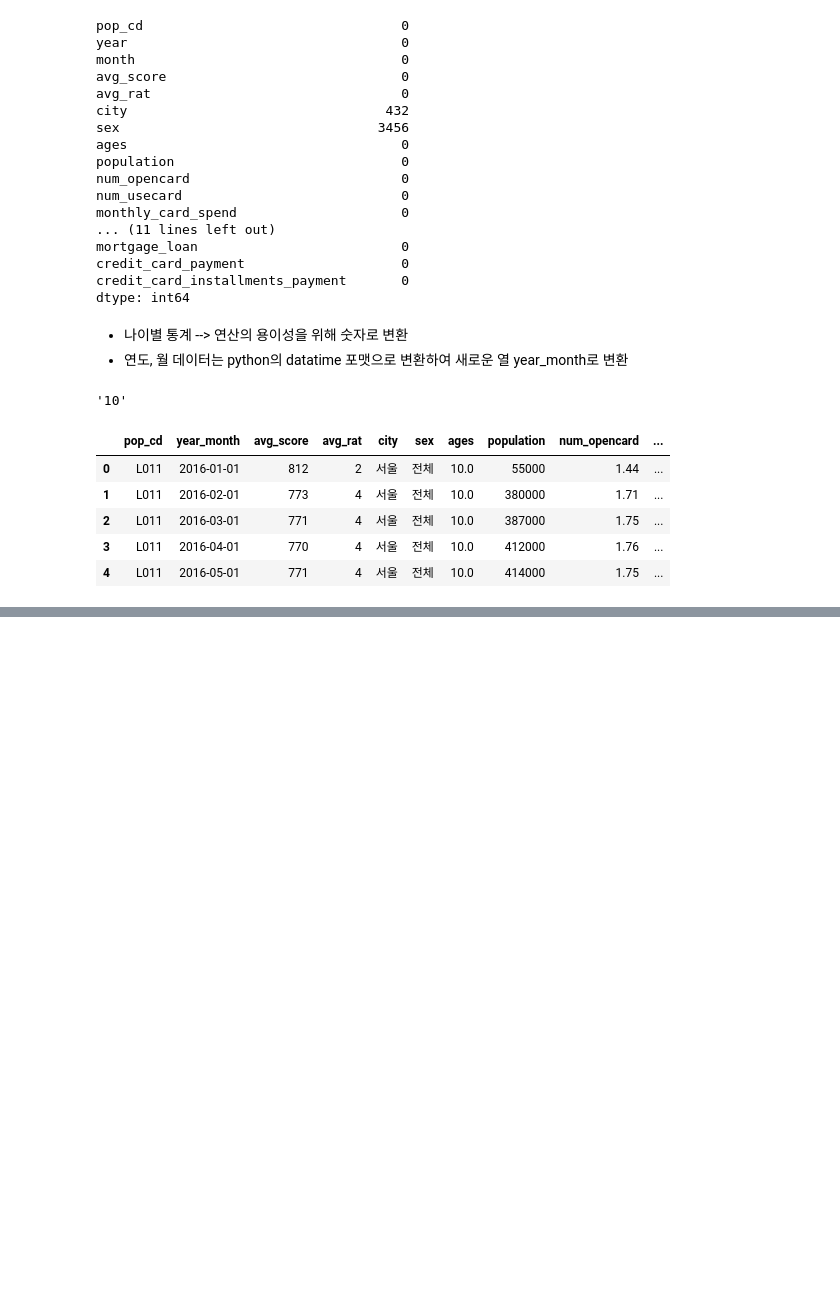
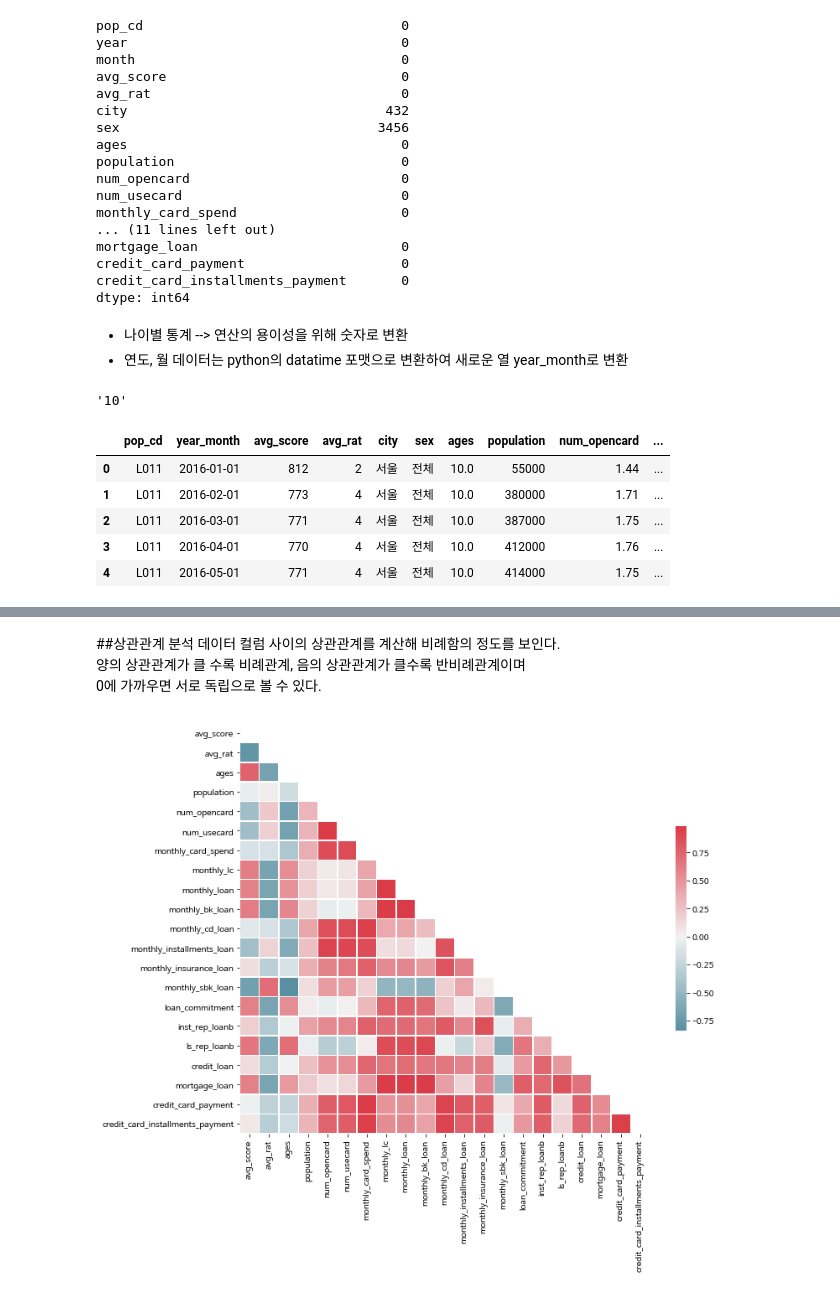
Before and after one commit to Sejong-Kaggle-Challengers/jeongmin, a Jupyter notebook: KCB_금융스타일_시각화.ipynb, the cells around one changed output, grey strips where cells are left out. Saved outputs shown, nothing was run; the diff lists cells and outputs as text; code cells hidden in the pictures; blank space fills up the shorter version.

```diff
--- a/KCB_금융스타일_시각화.ipynb
+++ b/KCB_금융스타일_시각화.ipynb
@@ -148,0 +205,23 @@ train.head()
+# %% [markdown]
+##상관관계 분석
+데이터 컬럼 사이의 상관관계를 계산해 비례함의 정도를 보인다.
+<br>양의 상관관계가 클 수록 비례관계, 음의 상관관계가 클수록 반비례관계이며<br> 0에 가까우면 서로 독립으로 볼 수 있다.
+# %%
+corr = train.corr()
+
+#삼각형 마스크를 만든다.(위쪽 삼각형에 True, 아래 삼각형에 False)
+mask = np.zeros_like(corr, dtype = np.bool)
+mask[np.triu_indices_from(mask)] = True
+
+#Set up the matplotlib figure
+f, ax = plt.subplots(figsize=(11, 9))
+
+# Generate a custom diverging colormap
+cmap = sns.diverging_palette(220, 10, as_cmap=True)
+
+#Heatmap 그리기 - mask and correct aspect ratio  사용
+sns.heatmap(corr, mask = mask, cmap = cmap, center = 0, square=True, linewidths=.5, cbar_kws={"shrink":.5})
+
+plt.show()
+# %% [output]
+[figure, added]
```
Also changed, not shown: parts of 14 cells of this notebook.
